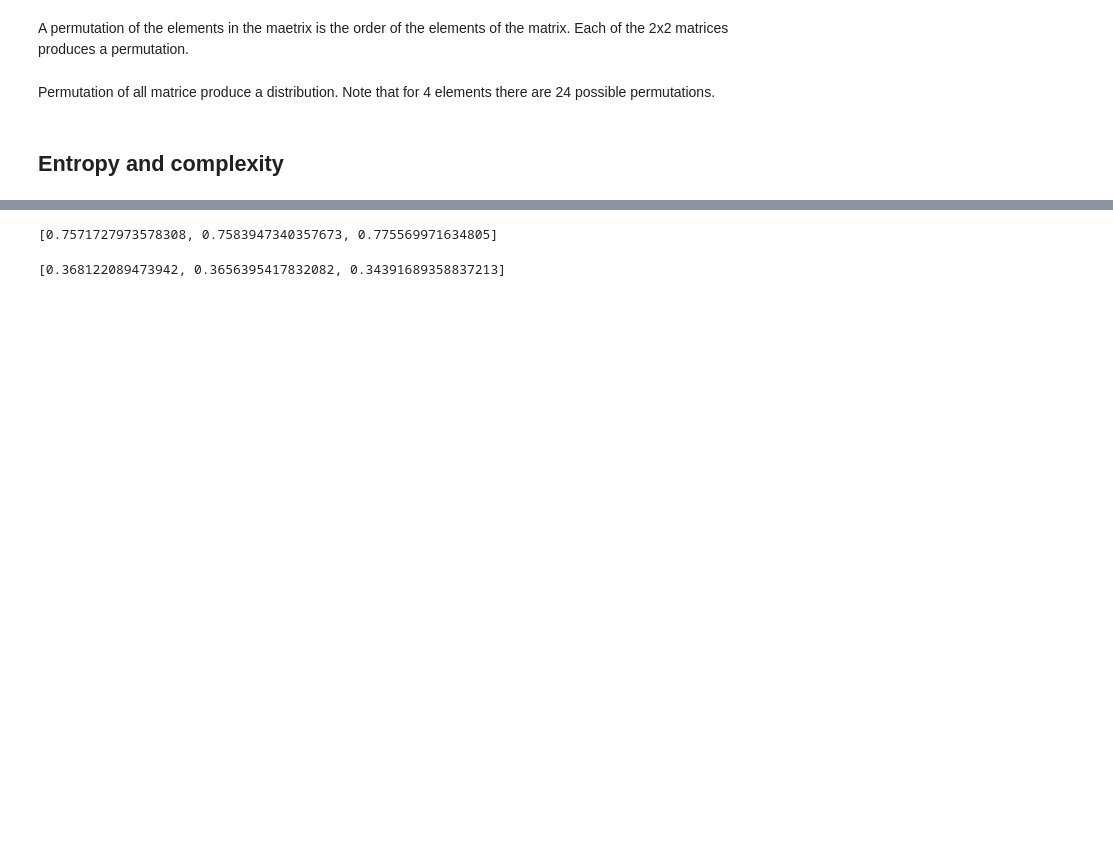
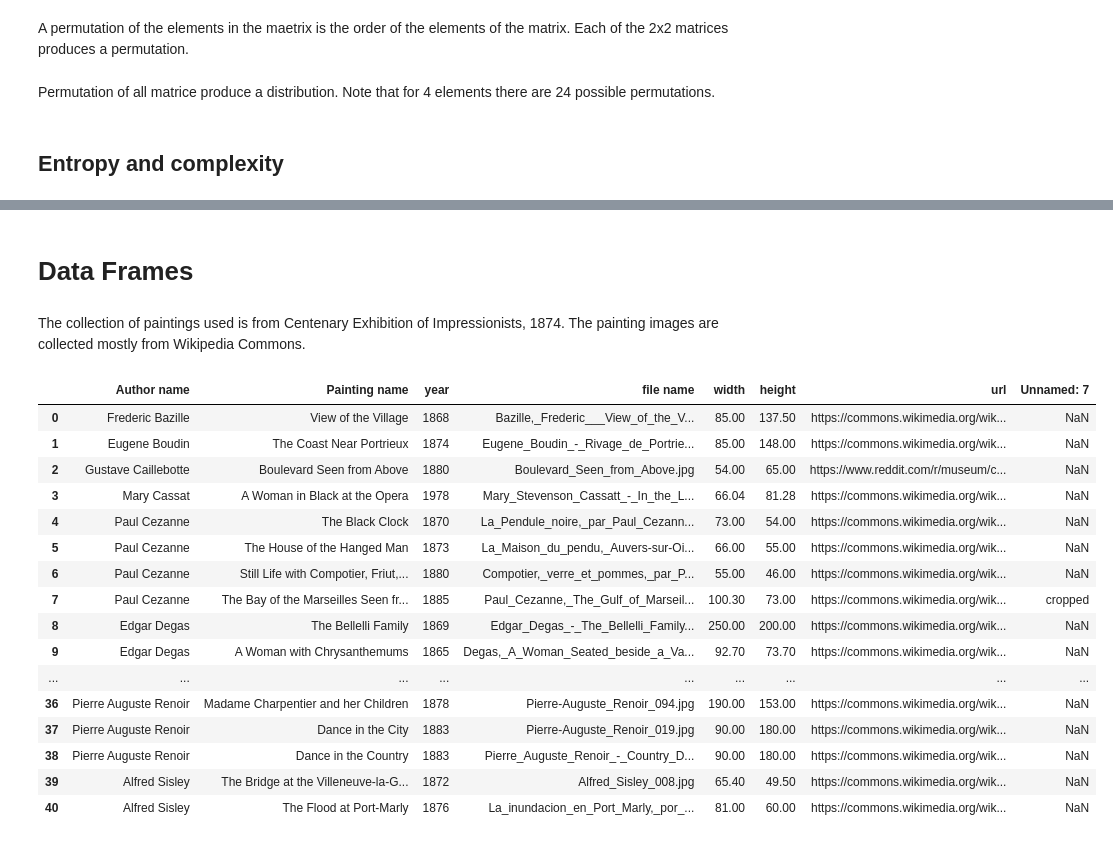
Before and after one commit to SaniaPushkar/Image_complexity_and_entropy, a Jupyter notebook: Entropy.ipynb, the cells around one changed output, grey strips where cells are left out. Saved outputs shown, nothing was run; the diff lists cells and outputs as text; code cells hidden in the pictures; blank space fills up the shorter version.

```diff
--- a/Entropy.ipynb
+++ b/Entropy.ipynb
@@ -183,8 +176,26 @@ compute distribution:
-# %%
-x2
-# %% [output]
-[0.7571727973578308, 0.7583947340357673, 0.775569971634805]
-# %%
-y2
-# %% [output]
-[0.368122089473942, 0.3656395417832082, 0.34391689358837213]
+# %% [markdown]
+# Data Frames
+# %% [markdown]
+The collection of paintings used is from Centenary Exhibition of Impressionists, 1874. The painting images are collected mostly from Wikipedia Commons.
+# %%
+df = pd.read_excel(r'CentenaryExhibition.xlsx')
+# %%
+df
+# %% [output]
+|  | Author name | Painting name | year | file name | width | height | url | Unnamed: 7 |
+| 0 | Frederic Bazille | View of the Village | 1868 | Bazille,_Frederic___View_of_the_V... | 85.00 | 137.50 | https://commons.wikimedia.org/wik... | NaN |
+| 1 | Eugene Boudin | The Coast Near Portrieux | 1874 | Eugene_Boudin_-_Rivage_de_Portrie... | 85.00 | 148.00 | https://commons.wikimedia.org/wik... | NaN |
+| 2 | Gustave Caillebotte | Boulevard Seen from Above | 1880 | Boulevard_Seen_from_Above.jpg | 54.00 | 65.00 | https://www.reddit.com/r/museum/c... | NaN |
+| 3 | Mary Cassat | A Woman in Black at the Opera | 1978 | Mary_Stevenson_Cassatt_-_In_the_L... | 66.04 | 81.28 | https://commons.wikimedia.org/wik... | NaN |
+| 4 | Paul Cezanne | The Black Clock | 1870 | La_Pendule_noire,_par_Paul_Cezann... | 73.00 | 54.00 | https://commons.wikimedia.org/wik... | NaN |
+| 5 | Paul Cezanne | The House of the Hanged Man | 1873 | La_Maison_du_pendu,_Auvers-sur-Oi... | 66.00 | 55.00 | https://commons.wikimedia.org/wik... | NaN |
+| 6 | Paul Cezanne | Still Life with Compotier, Friut,... | 1880 | Compotier,_verre_et_pommes,_par_P... | 55.00 | 46.00 | https://commons.wikimedia.org/wik... | NaN |
+| 7 | Paul Cezanne | The Bay of the Marseilles Seen fr... | 1885 | Paul_Cezanne,_The_Gulf_of_Marseil... | 100.30 | 73.00 | https://commons.wikimedia.org/wik... | cropped |
+| 8 | Edgar Degas | The Bellelli Family | 1869 | Edgar_Degas_-_The_Bellelli_Family... | 250.00 | 200.00 | https://commons.wikimedia.org/wik... | NaN |
+| 9 | Edgar Degas | A Woman with Chrysanthemums | 1865 | Degas,_A_Woman_Seated_beside_a_Va... | 92.70 | 73.70 | https://commons.wikimedia.org/wik... | NaN |
+| ... | ... | ... | ... | ... | ... | ... | ... | ... |
+| 36 | Pierre Auguste Renoir | Madame Charpentier and her Children | 1878 | Pierre-Auguste_Renoir_094.jpg | 190.00 | 153.00 | https://commons.wikimedia.org/wik... | NaN |
+| 37 | Pierre Auguste Renoir | Dance in the City | 1883 | Pierre-Auguste_Renoir_019.jpg | 90.00 | 180.00 | https://commons.wikimedia.org/wik... | NaN |
+| 38 | Pierre Auguste Renoir | Dance in the Country | 1883 | Pierre_Auguste_Renoir_-_Country_D... | 90.00 | 180.00 | https://commons.wikimedia.org/wik... | NaN |
+| 39 | Alfred Sisley | The Bridge at the Villeneuve-la-G... | 1872 | Alfred_Sisley_008.jpg | 65.40 | 49.50 | https://commons.wikimedia.org/wik... | NaN |
+| 40 | Alfred Sisley | The Flood at Port-Marly | 1876 | La_inundacion_en_Port_Marly,_por_... | 81.00 | 60.00 | https://commons.wikimedia.org/wik... | NaN |
```
Also changed, not shown: parts of 1 cell of this notebook.
